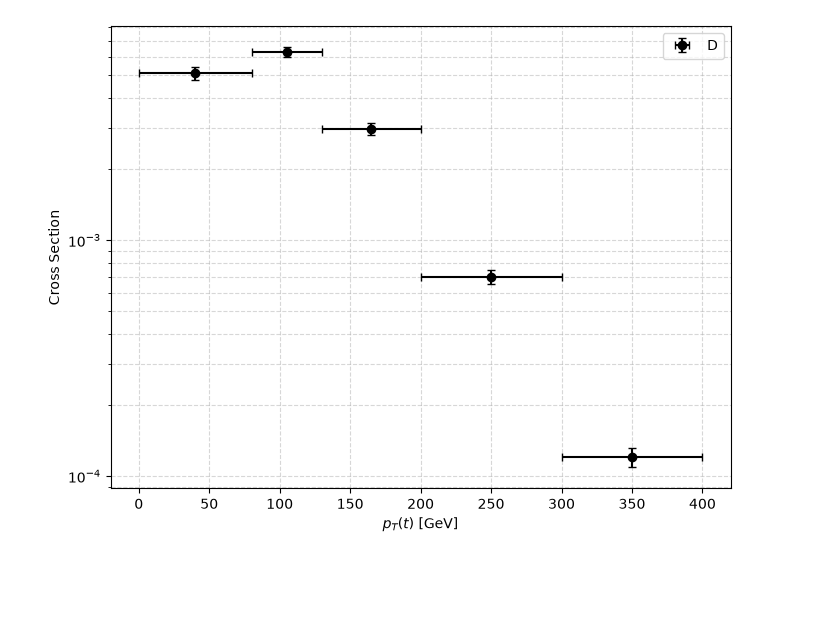
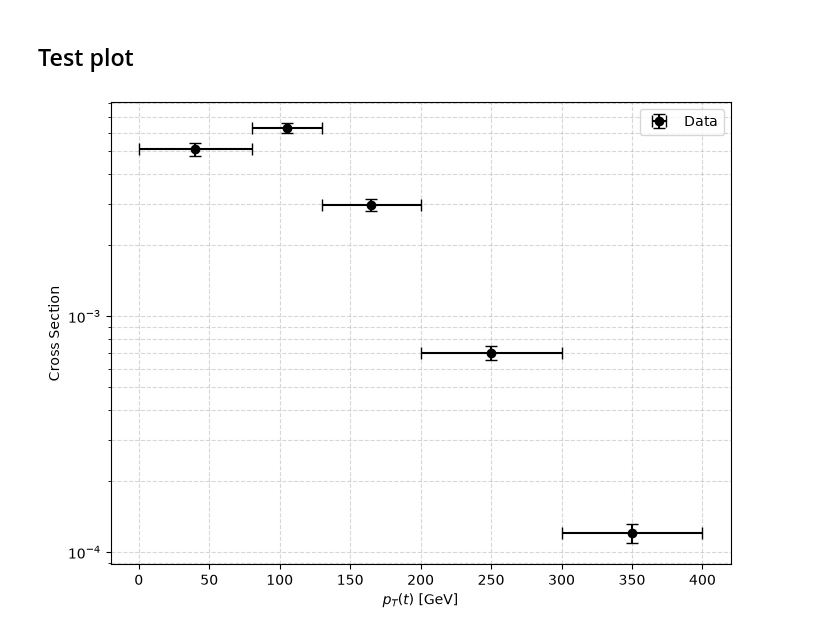
Before and after one commit to Lum1narr/cms-ttbar-analysis, a Jupyter notebook: dilepton/src/main.ipynb, the cells around one changed output. Cells and saved outputs as stored; diff of their text form; code cells hidden in the pictures; blank space fills up the shorter version.

```diff
--- a/dilepton/src/main.ipynb
+++ b/dilepton/src/main.ipynb
@@ -2,37 +2,33 @@
 import pandas as pd
 import matplotlib.pyplot as plt
 
+DIR_OUTPUT = "../output"
+
 df = pd.read_csv('../data/cms_table5_dileptons.csv')
-
-df_pt = df[df['variable'] == 'pT_t'].copy()
-
-edges = list(df_pt['bin_min']) + [df_pt['bin_max'].iloc[-1]]
-
-values = df_pt['cross_section'].values
-
-# 5. Будуємо графік
-plt.figure(figsize=(8, 6))
-
-# plt.stairs малює гістограму за готовими межами
-#plt.stairs(values, edges, label='Переріз pT_l')
-# Якщо хочеш лише контур (сходинки) без заливки:
-# plt.stairs(values, edges, fill=False, linewidth=2, color='blue')
-
-# 6. Додатково: додаємо похибки (error bars)
-# Обчислюємо центри бінів для розташування точок з похибками
-x = (df_pt['bin_min'] + df_pt['bin_max']) / 2
-# Обчислюємо абсолютну похибку з відсоткової (наприклад, total_err_pct)
-y_errors = values * (df_pt['total_err_pct'] / 100.0)
-x_errors = (df_pt["bin_max"] - df_pt["bin_min"]) / 2
-
-plt.errorbar(x, values, yerr=y_errors, xerr=x_errors, fmt='o', color='black', capsize=3)
-
-plt.xlabel('$p_{T}(t)$ [GeV]')
-plt.ylabel('Cross Section')
-plt.yscale('log')
-plt.legend("Data")
-plt.grid(True, which="both", ls="--", alpha=0.5)
-
-plt.show()
-# %% [output]
-[figure, removed]
+# %% [markdown]
+## Test plot
+# %%
+df_pT_t = df[df['variable'] == 'pT_t'].copy()
+df_pT_tt = df[df['variable'] == 'pT_tt'].copy()
+df_y_tt = df[df['variable'] == 'y_tt'].copy()
+df_m_tt = df[df['variable'] == 'm_tt'].copy()
+
+pT_t_eb_vals = df_pT_t['cross_section'].values
+pT_t_eb_x = (df_pT_t['bin_min'] + df_pT_t['bin_max']) / 2
+pT_t_eb_y_err = pT_t_eb_vals * (df_pT_t['total_err_pct'] / 100.0)
+pT_t_eb_x_err = (df_pT_t["bin_max"] - df_pT_t["bin_min"]) / 2
+
+plt.figure(figsize=(8, 6))
+
+plt.errorbar(pT_t_eb_x, pT_t_eb_vals, xerr=pT_t_eb_x_err, yerr=pT_t_eb_y_err, fmt='o', color='black', capsize=4, label="Data")
+
+plt.xlabel('$p_{T}(t)$ [GeV]')
+plt.ylabel('Cross Section')
+plt.yscale('log')
+plt.legend()
+plt.grid(True, which="both", ls="--", alpha=0.5)
+
+plt.savefig(f"{DIR_OUTPUT}/pT_t_dilepton.png", bbox_inches='tight')
+plt.show()
+# %% [output]
+[figure, added]
```
Also changed, not shown: parts of 2 cells of this notebook, 1 other file.
